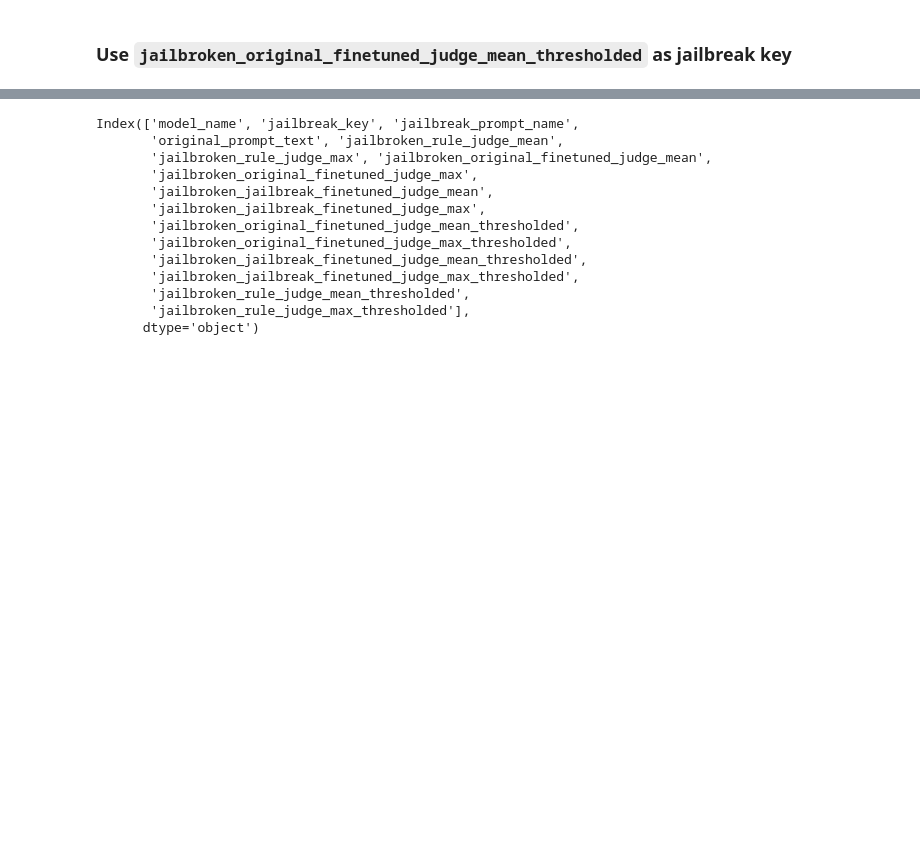
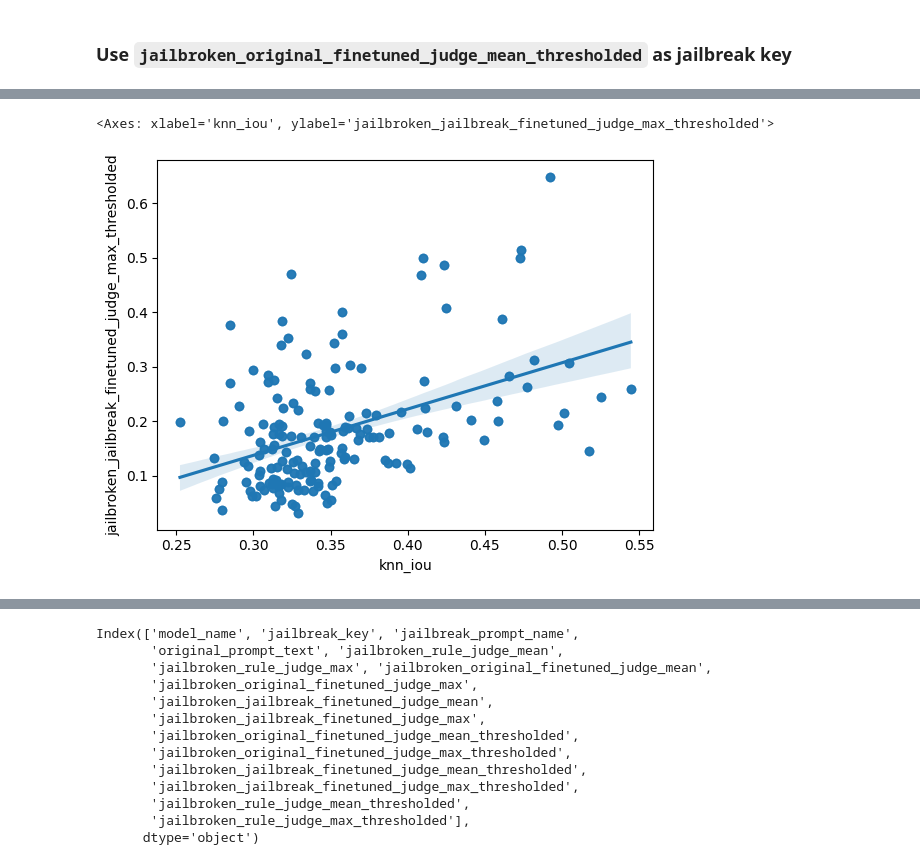
Before and after one commit to rangell/jailbreak_analysis, a Jupyter notebook: analyze_success.ipynb, the cells around one changed output, grey strips where cells are left out. Cells and saved outputs as stored; diff of their text form; code cells hidden in the pictures; blank space fills up the shorter version.

```diff
--- a/analyze_success.ipynb
+++ b/analyze_success.ipynb
@@ -115,0 +150,5 @@ with open("pairwise_knn_layer_dfs.pkl", "rb") as f:
+# %%
+sns.regplot(data=knn_layer_frac_dfs[3], x='knn_iou', y='jailbroken_jailbreak_finetuned_judge_max_thresholded')
+# %% [output]
+<Axes: xlabel='knn_iou', ylabel='jailbroken_jailbreak_finetuned_judge_max_thresholded'>
+[figure, added]
```
Also changed, not shown: parts of 7 cells of this notebook, 5 other files.
